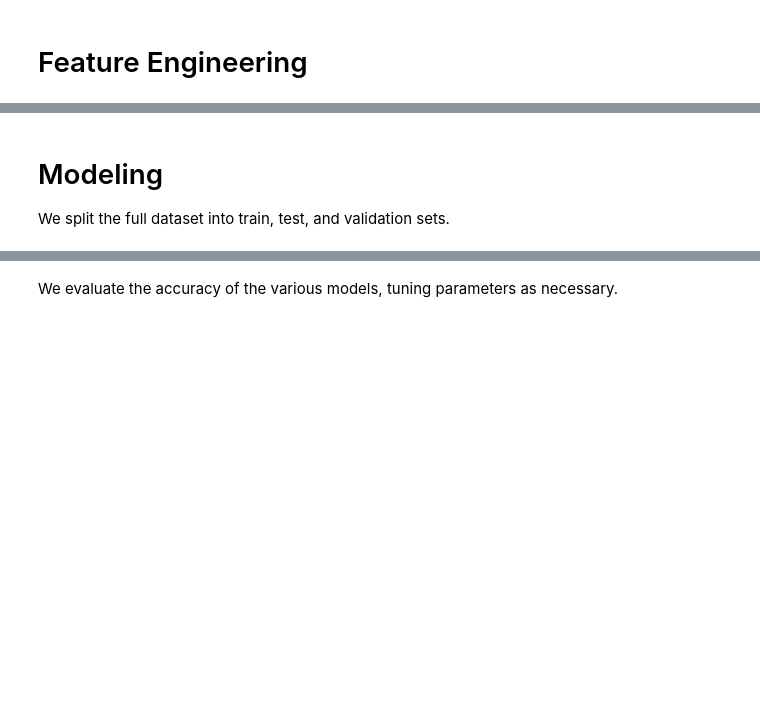
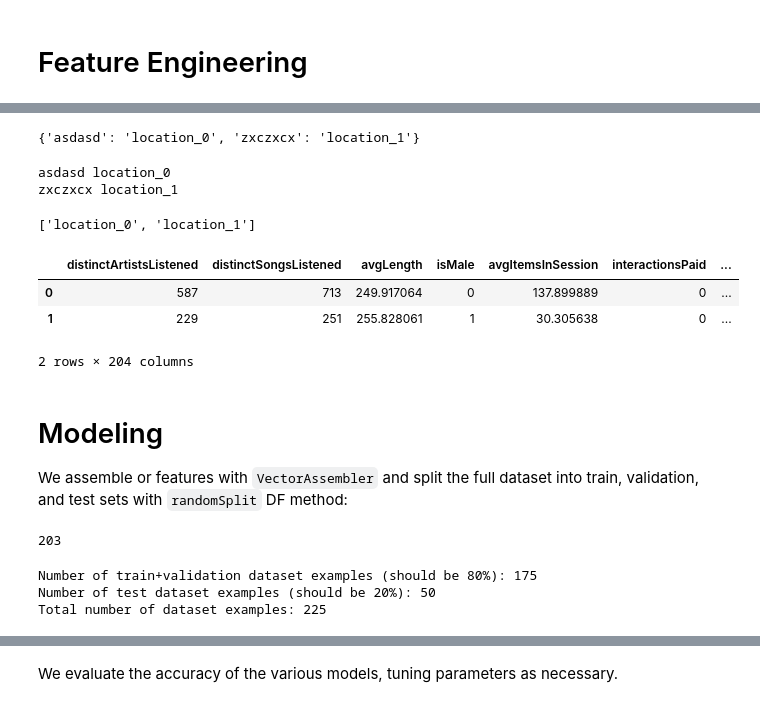
Before and after one commit to marcelokscunha/projects, a Jupyter notebook: spark-churn/Sparkify-local.ipynb, the cells around one changed output, grey strips where cells are left out. Saved outputs shown, nothing was run; the diff lists cells and outputs as text; code cells hidden in the pictures; blank space fills up the shorter version.

```diff
--- a/spark-churn/Sparkify-local.ipynb
+++ b/spark-churn/Sparkify-local.ipynb
@@ -584,13 +525,15 @@ We would need more data related to the business and context to infer anything he
 # %%
+# Users who Downgrade Their Accounts
+
 # We find when users downgrade their accounts and then flag those log entries.
 # Then we use a window function to create 2 phases (0 for pre-downgrade 1 for pos-downgrade) using a cumulative sum for each user.
 
 flag_downgrade_event = udf(lambda x: 1 if x == 'Submit Downgrade' else 0, IntegerType())
 
-df = df.withColumn('downgraded', flag_downgrade_event('page'))
+df_downgraded = df.withColumn('downgraded', flag_downgrade_event('page'))
 
-windowval = Window.partitionBy('userId').orderBy(desc('ts')).rangeBetween(Window.unboundedPreceding, 0)
+windowval = Window.partitionBy('userId').orderBy(F.desc('ts')).rangeBetween(Window.unboundedPreceding, 0)
 
-df = df.withColumn('phase', sparkSum('downgraded').over(windowval))
+df_downgraded = df_downgraded.withColumn('phase', F.sum('downgraded').over(windowval))
 # %%
 # Taking userId 12 as example
@@ -622,0 +577,19 @@ df.select(["userId", "firstname", "ts", "page", "level", "downgraded", "phase"])
+# %%
+location_cols = ['asdasd','zxczxcx']
+location_mappings = dict()
+# %%
+for i, loc in enumerate(location_cols):
+    location_mappings[loc] = 'location_'+str(i)
+location_mappings
+# %% [output]
+{'asdasd': 'location_0', 'zxczxcx': 'location_1'}
+# %%
+for encoded_loc, original_loc in location_mappings.items():
+    print(encoded_loc, original_loc)
+# %% [output]
+asdasd location_0
+zxczxcx location_1
+# %%
+list(location_mappings.values())
+# %% [output]
+['location_0', 'location_1']
@@ -622,0 +746,10 @@ df.select(["userId", "firstname", "ts", "page", "level", "downgraded", "phase"])
+# %%
+df_features, location_mappings, sys_agent_mappings, plat_agent_mappings = compute_features(df)
+
+df_features = df_features.drop('userId')
+df_features.toPandas()
+# %% [output]
+|  | distinctArtistsListened | distinctSongsListened | avgLength | isMale | avgItemsInSession | interactionsPaid | ... |
+| 0 | 587 | 713 | 249.917064 | 0 | 137.899889 | 0 | ... |
+| 1 | 229 | 251 | 255.828061 | 1 | 30.305638 | 0 | ... |
+2 rows × 204 columns
@@ -623,3 +801,9 @@ df.select(["userId", "firstname", "ts", "page", "level", "downgraded", "phase"])
 # %% [markdown]
 # Modeling
-We split the full dataset into train, test, and validation sets.
+We assemble or features with `VectorAssembler` and split the full dataset into train, validation, and test sets with `randomSplit` DF method:
+# %%
+num_cols = df_features.columns
+num_cols.remove('isMale')
+len(num_cols)
+# %% [output]
+203
@@ -625,0 +819,10 @@ We split the full dataset into train, test, and validation sets.
+# %%
+# Split dataset
+train_val_dataset, test_dataset = df_features.randomSplit([0.8, 0.2], seed = 0)
+print('Number of train+validation dataset examples (should be 80%):', train_val.count())
+print('Number of test dataset examples (should be 20%):', test.count())
+print('Total number of dataset examples:', df_features.count())
+# %% [output]
+Number of train+validation dataset examples (should be 80%): 175
+Number of test dataset examples (should be 20%): 50
+Total number of dataset examples: 225
```
Also changed, not shown: parts of 74 cells of this notebook.
